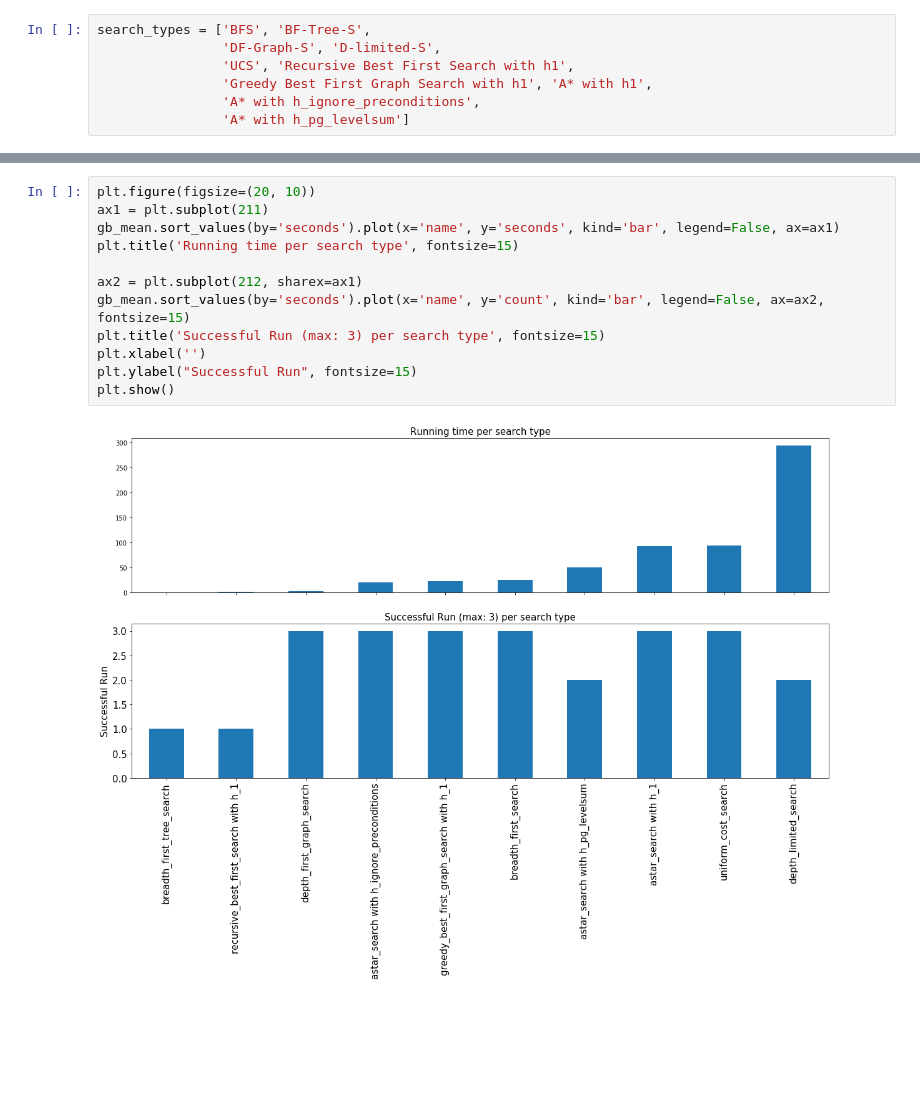
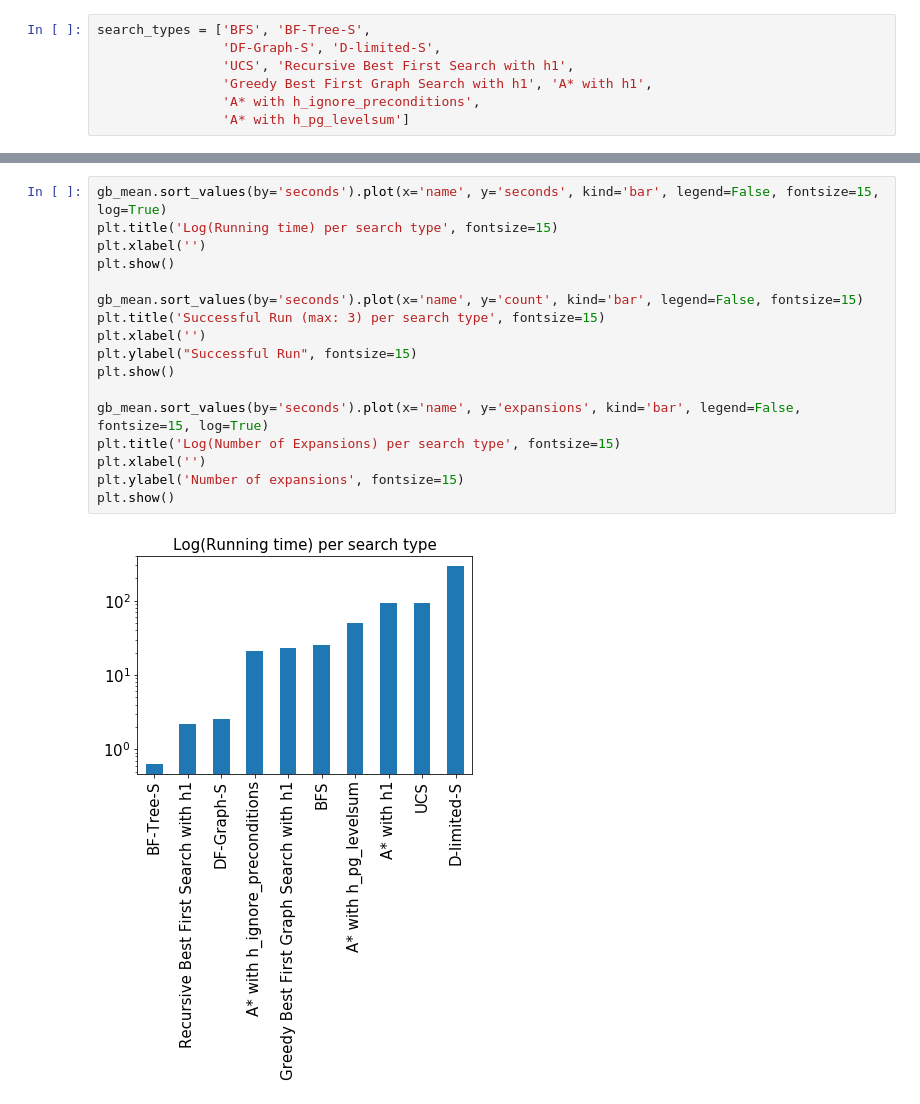
Before and after one commit to kkweon/AIND-Planning, a Jupyter notebook: reports/analysis.ipynb, the cells around one changed output, grey strips where cells are left out. Cells and saved outputs as stored; diff of their text form; blank space fills up the shorter version.

```diff
--- a/reports/analysis.ipynb
+++ b/reports/analysis.ipynb
@@ -57,14 +269,19 @@ gb_mean
 # %%
-plt.figure(figsize=(20, 10))
-ax1 = plt.subplot(211)
-gb_mean.sort_values(by='seconds').plot(x='name', y='seconds', kind='bar', legend=False, ax=ax1)
-plt.title('Running time per search type', fontsize=15)
+gb_mean.sort_values(by='seconds').plot(x='name', y='seconds', kind='bar', legend=False, fontsize=15, log=True)
+plt.title('Log(Running time) per search type', fontsize=15)
+plt.xlabel('')
+plt.show()
 
-ax2 = plt.subplot(212, sharex=ax1)
-gb_mean.sort_values(by='seconds').plot(x='name', y='count', kind='bar', legend=False, ax=ax2, fontsize=15)
+gb_mean.sort_values(by='seconds').plot(x='name', y='count', kind='bar', legend=False, fontsize=15)
 plt.title('Successful Run (max: 3) per search type', fontsize=15)
 plt.xlabel('')
 plt.ylabel("Successful Run", fontsize=15)
 plt.show()
+
+gb_mean.sort_values(by='seconds').plot(x='name', y='expansions', kind='bar', legend=False, fontsize=15, log=True)
+plt.title('Log(Number of Expansions) per search type', fontsize=15)
+plt.xlabel('')
+plt.ylabel('Number of expansions', fontsize=15)
+plt.show()
 # %% [output]
-[figure, old version]
+[figure, new version]
```
Also changed, not shown: parts of 22 cells of this notebook, 4 other files.
